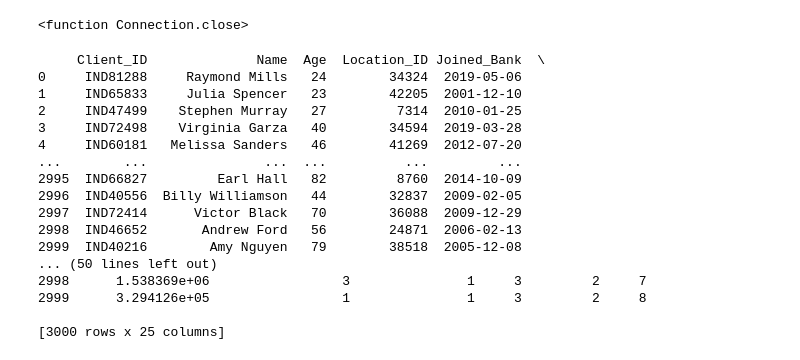
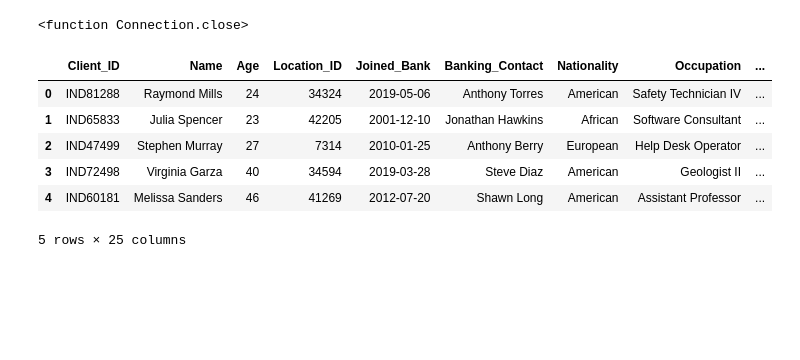
Before and after one commit to nazkisam/EndToEndDataAnalysis, a Jupyter notebook: operationsData.ipynb, the cells around one changed output. Drawn from its saved outputs; the diff is of its cells as text; code cells hidden in the pictures; blank space fills up the shorter version.

```diff
--- a/operationsData.ipynb
+++ b/operationsData.ipynb
@@ -40,23 +72,13 @@ df = pd.read_sql(query,conn)
 conn.close
 # %% [output]
 <function Connection.close>
-# %%
-print(df)
-# %% [output]
-     Client_ID              Name  Age  Location_ID Joined_Bank  \
-0     IND81288     Raymond Mills   24        34324  2019-05-06
-1     IND65833     Julia Spencer   23        42205  2001-12-10
-2     IND47499    Stephen Murray   27         7314  2010-01-25
-3     IND72498    Virginia Garza   40        34594  2019-03-28
-4     IND60181   Melissa Sanders   46        41269  2012-07-20
-...        ...               ...  ...          ...         ...
-2995  IND66827         Earl Hall   82         8760  2014-10-09
-2996  IND40556  Billy Williamson   44        32837  2009-02-05
-2997  IND72414      Victor Black   70        36088  2009-12-29
-2998  IND46652       Andrew Ford   56        24871  2006-02-13
-2999  IND40216        Amy Nguyen   79        38518  2005-12-08
-... (50 lines left out)
-2998      1.538369e+06                 3               1     3         2     7
-2999      3.294126e+05                 1               1     3         2     8
-
-[3000 rows x 25 columns]
+# %%
+df.head(5)
+# %% [output]
+|  | Client_ID | Name | Age | Location_ID | Joined_Bank | Banking_Contact | Nationality | Occupation | ... |
+| 0 | IND81288 | Raymond Mills | 24 | 34324 | 2019-05-06 | Anthony Torres | American | Safety Technician IV | ... |
+| 1 | IND65833 | Julia Spencer | 23 | 42205 | 2001-12-10 | Jonathan Hawkins | African | Software Consultant | ... |
+| 2 | IND47499 | Stephen Murray | 27 | 7314 | 2010-01-25 | Anthony Berry | European | Help Desk Operator | ... |
+| 3 | IND72498 | Virginia Garza | 40 | 34594 | 2019-03-28 | Steve Diaz | American | Geologist II | ... |
+| 4 | IND60181 | Melissa Sanders | 46 | 41269 | 2012-07-20 | Shawn Long | American | Assistant Professor | ... |
+5 rows × 25 columns
```
Also changed, not shown: parts of 10 cells of this notebook, 2 other files.
